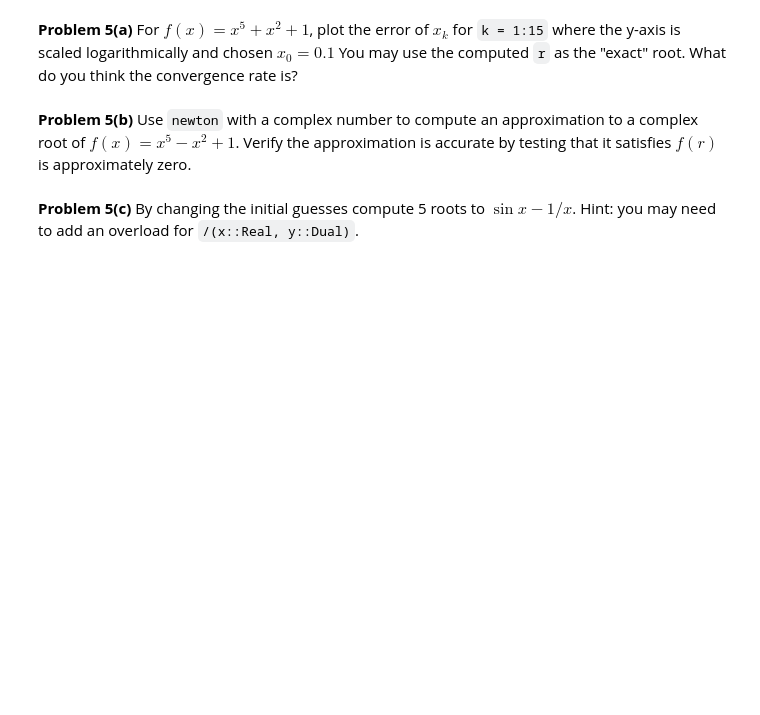
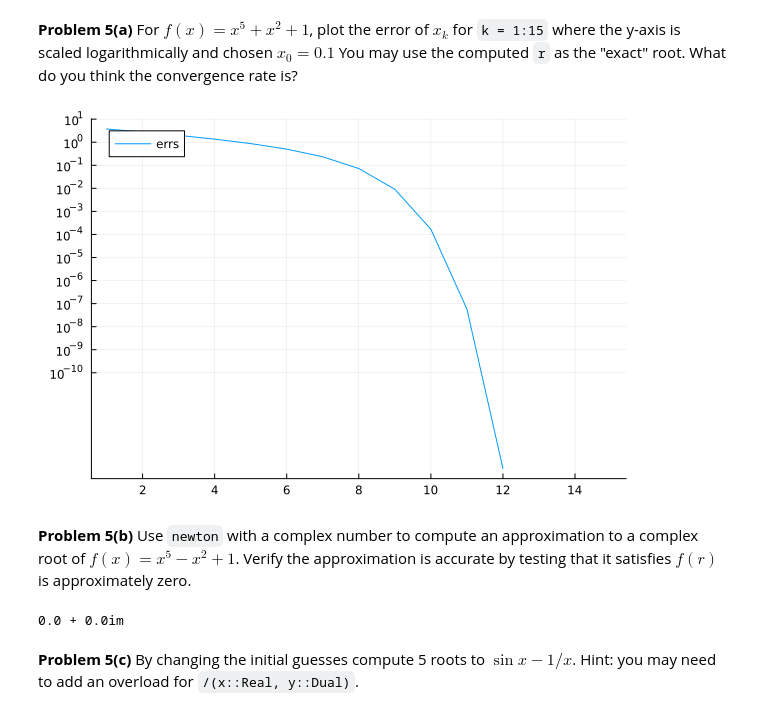
Before and after one commit to AdiImp/MATH50003NumericalAnalysis, a Jupyter notebook: labs/lab2.ipynb, the cells around one changed output. Saved outputs shown, nothing was run; the diff lists cells and outputs as text; code cells hidden in the pictures; blank space fills up the shorter version.

```diff
--- a/labs/lab2.ipynb
+++ b/labs/lab2.ipynb
@@ -485,6 +540,11 @@ y-axis is scaled logarithmically and chosen $x_0 = 0.1$ You may
 use the computed `r` as the "exact" root. What do you think the convergence rate is?
 # %%
 # TODO: compute and plot the error of `newton(f, 0.1, k)` for `k = 1:15`
+using Plots
+errs = [nanabs(newton(f, 0.1, k) - r) for k = 1:15]
+plot(1:15, errs, yscale =:log10, label = "errs", yticks=10.0 .^ (-10:1))
+# %% [output]
+[figure, added]
 # %% [markdown]
 **Problem 5(b)** Use `newton` with a complex number to compute
 an approximation to a complex root of $f(x) = x^5 - x^2 + 1$.
@@ -492,6 +552,10 @@ Verify the approximation is accurate by testing that it satisfies $f(r)$
 is approximately zero.
 # %%
 # TODO: By making the initial guess complex find a complex root.
+r_c = newton(f, 1+1im, 100)
+f(r_c)
+# %% [output]
+0.0 + 0.0im
 # %% [markdown]
 **Problem 5(c)** By changing the initial guesses compute 5 roots to
 $\sin x - 1/x$. Hint: you may need to add an overload for `/(x::Real, y::Dual)`.
```
Also changed, not shown: parts of 16 cells of this notebook, 3 other files.
